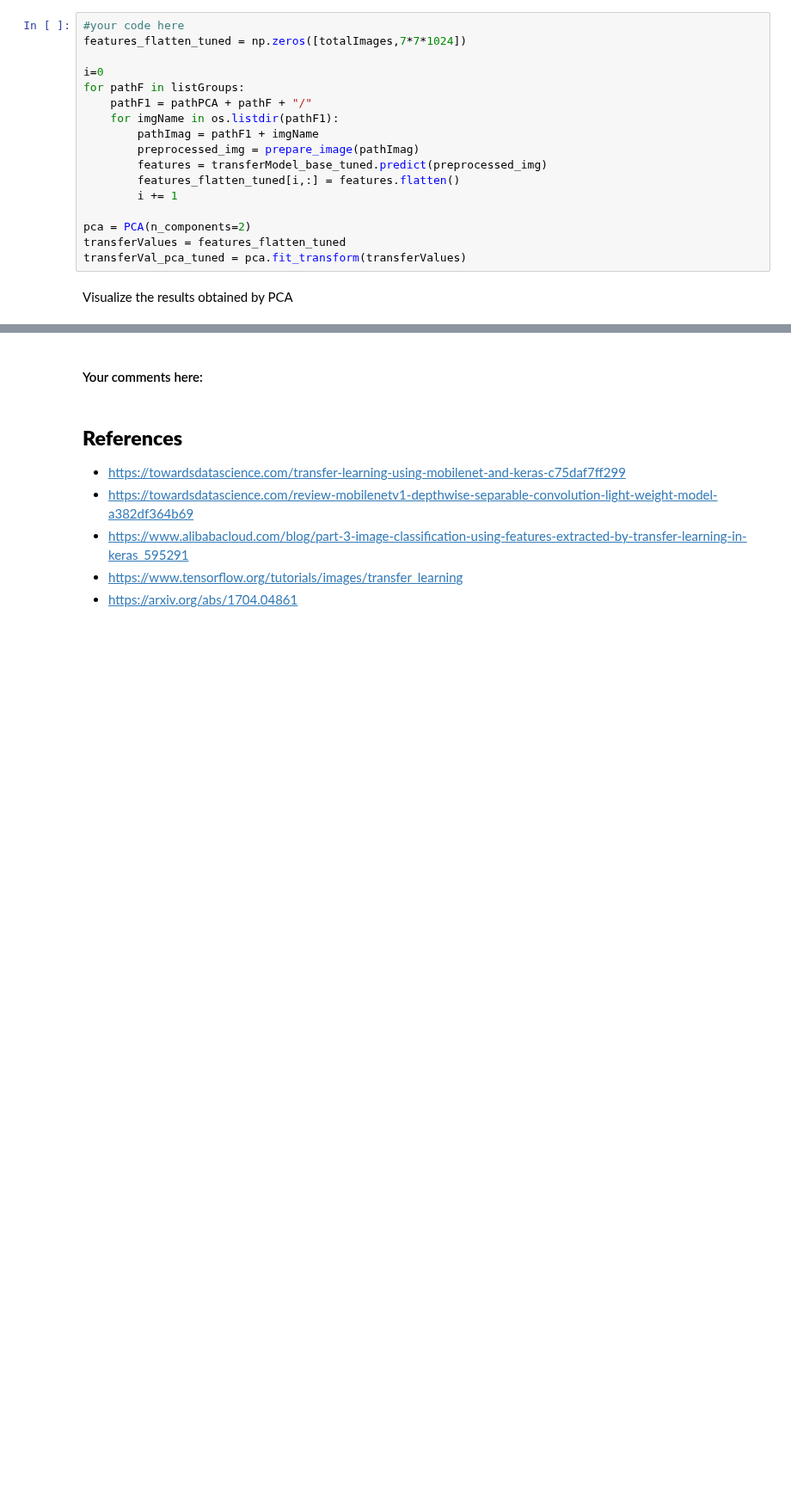
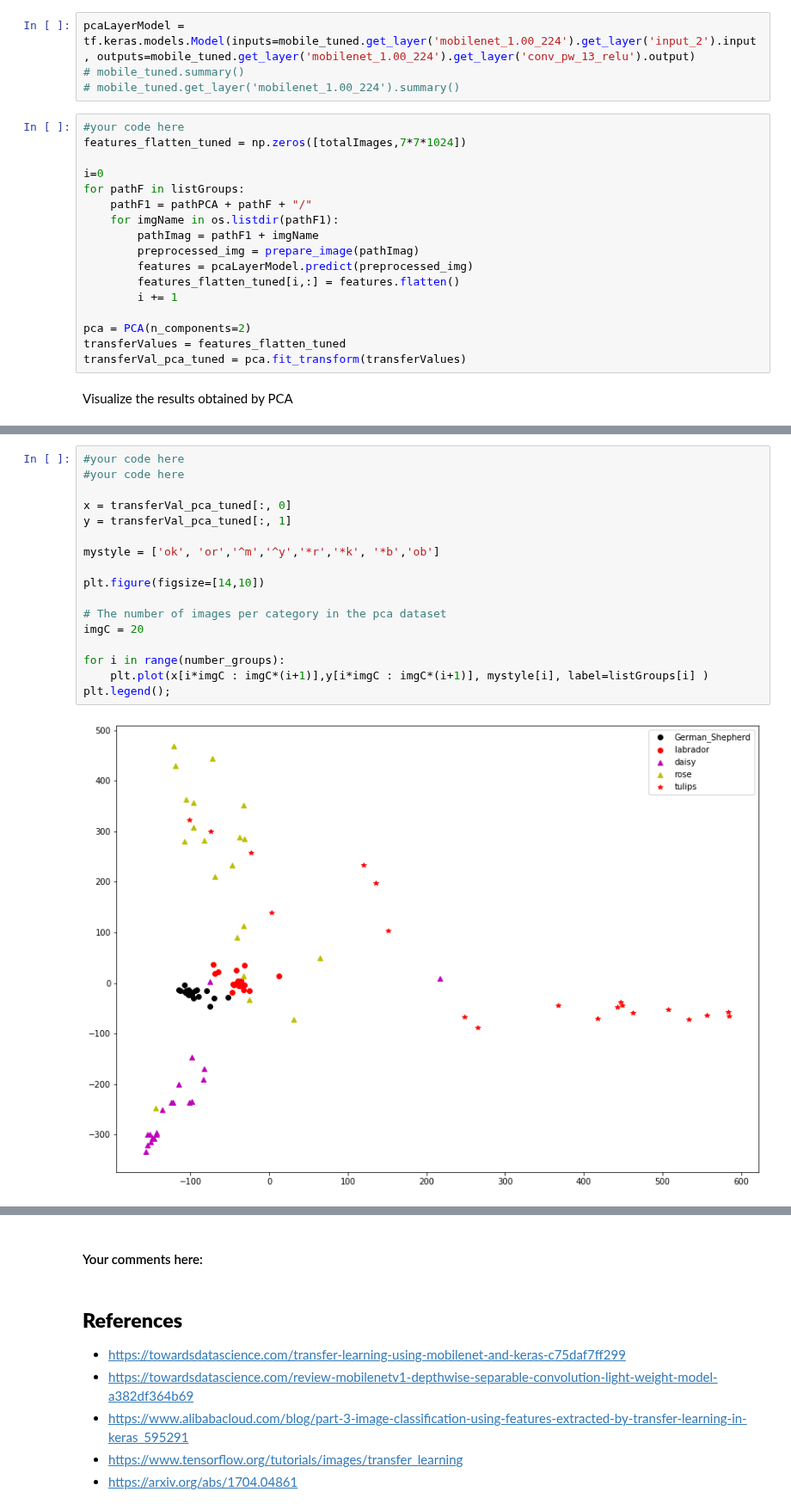
Before and after one commit to simonwarchol/2020-CS109B, a Jupyter notebook: content/homeworks/hw04/notebook/209/cs109b_hw1_209.ipynb, the cells around one changed output, grey strips where cells are left out. Shown at 86% size. Saved outputs shown, nothing was run; the diff lists cells and outputs as text; blank space fills up the shorter version.

```diff
--- a/content/homeworks/hw04/notebook/209/cs109b_hw1_209.ipynb
+++ b/content/homeworks/hw04/notebook/209/cs109b_hw1_209.ipynb
@@ -529,3 +570,7 @@ After the fine-tuning we observe that the training is improved. Namely, the loss
+# %%
+pcaLayerModel = tf.keras.models.Model(inputs=mobile_tuned.get_layer('mobilenet_1.00_224').get_layer('input_2').input, outputs=mobile_tuned.get_layer('mobilenet_1.00_224').get_layer('conv_pw_13_relu').output)
+# mobile_tuned.summary()
+# mobile_tuned.get_layer('mobilenet_1.00_224').summary()
 # %%
 #your code here
 features_flatten_tuned = np.zeros([totalImages,7*7*1024])
@@ -536,7 +581,7 @@ for pathF in listGroups:
     for imgName in os.listdir(pathF1):
         pathImag = pathF1 + imgName
         preprocessed_img = prepare_image(pathImag)
-        features = transferModel_base_tuned.predict(preprocessed_img)
+        features = pcaLayerModel.predict(preprocessed_img)
         features_flatten_tuned[i,:] = features.flatten()
         i += 1
 
@@ -552,0 +594,19 @@ Make some comments
+# %%
+#your code here
+#your code here
+
+x = transferVal_pca_tuned[:, 0]
+y = transferVal_pca_tuned[:, 1]
+
+mystyle = ['ok', 'or','^m','^y','*r','*k', '*b','ob']
+
+plt.figure(figsize=[14,10])
+
+# The number of images per category in the pca dataset
+imgC = 20
+
+for i in range(number_groups):
+    plt.plot(x[i*imgC : imgC*(i+1)],y[i*imgC : imgC*(i+1)], mystyle[i], label=listGroups[i] )
+plt.legend();
+# %% [output]
+[figure, added]
```
Also changed, not shown: parts of 17 cells of this notebook, 5 other files.
